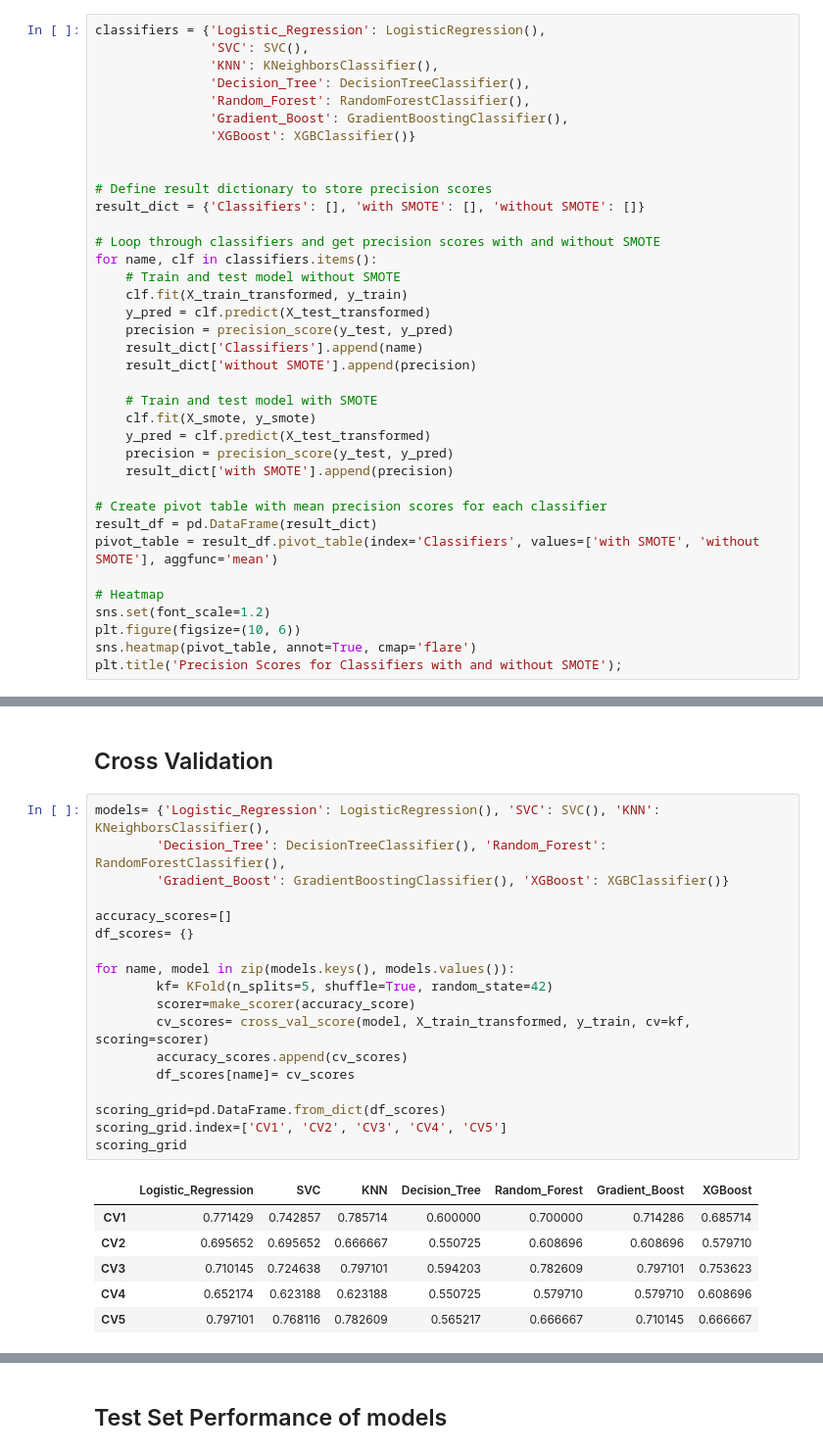
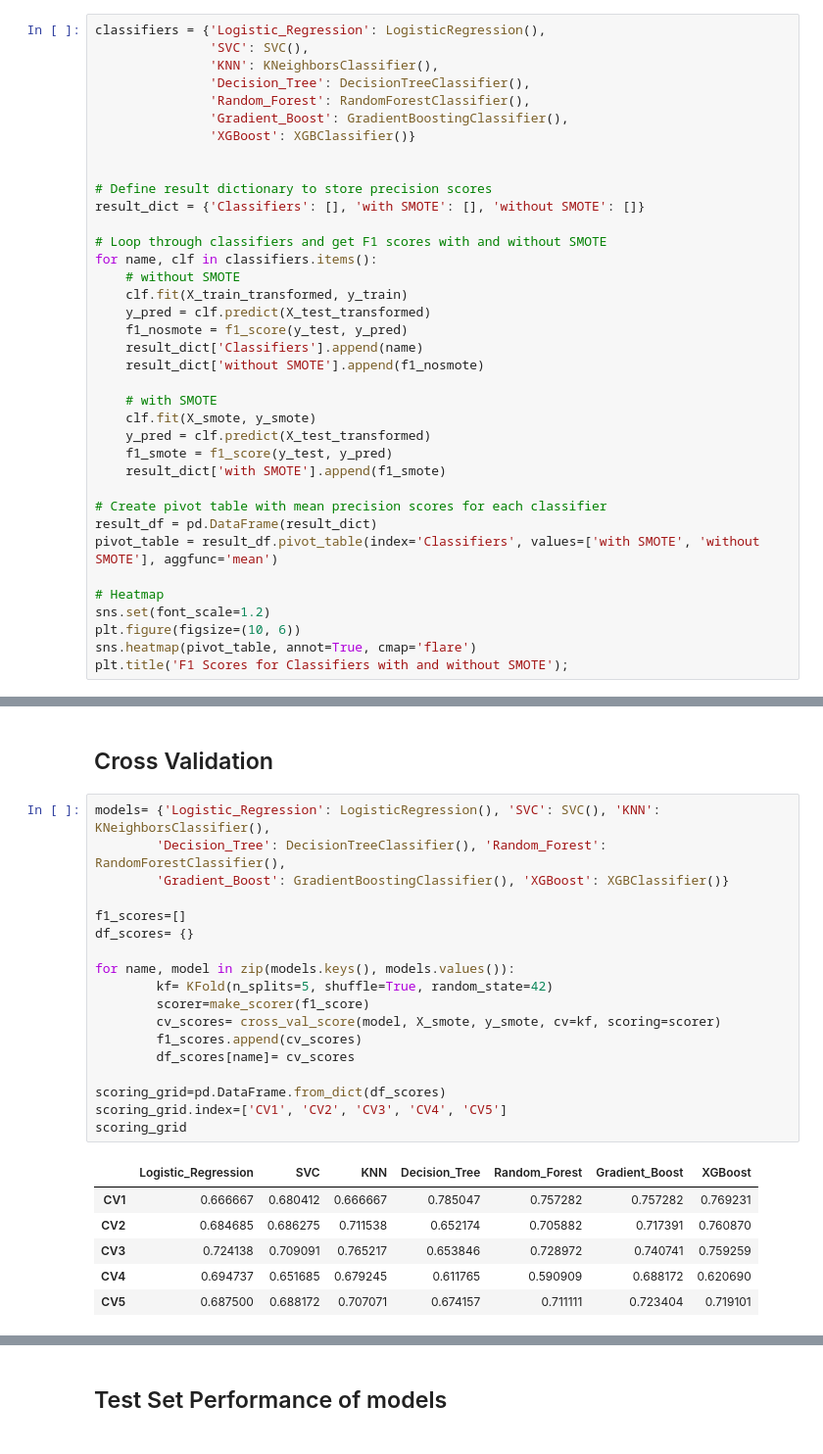
Before and after one commit to mdushetwar/Blood-Donation-Prediction, a Jupyter notebook: BloodDonationPred.ipynb, the cells around one changed output, grey strips where cells are left out. Shown at 98% size. Cells and saved outputs as stored; diff of their text form.

```diff
--- a/BloodDonationPred.ipynb
+++ b/BloodDonationPred.ipynb
@@ -711,20 +793,20 @@ classifiers = {'Logistic_Regression': LogisticRegression(),
 # Define result dictionary to store precision scores
 result_dict = {'Classifiers': [], 'with SMOTE': [], 'without SMOTE': []}
 
-# Loop through classifiers and get precision scores with and without SMOTE
+# Loop through classifiers and get F1 scores with and without SMOTE
 for name, clf in classifiers.items():
-    # Train and test model without SMOTE
+    # without SMOTE
     clf.fit(X_train_transformed, y_train)
     y_pred = clf.predict(X_test_transformed)
-    precision = precision_score(y_test, y_pred)
+    f1_nosmote = f1_score(y_test, y_pred)
     result_dict['Classifiers'].append(name)
-    result_dict['without SMOTE'].append(precision)
+    result_dict['without SMOTE'].append(f1_nosmote)
 
-    # Train and test model with SMOTE
+    # with SMOTE
     clf.fit(X_smote, y_smote)
     y_pred = clf.predict(X_test_transformed)
-    precision = precision_score(y_test, y_pred)
-    result_dict['with SMOTE'].append(precision)
+    f1_smote = f1_score(y_test, y_pred)
+    result_dict['with SMOTE'].append(f1_smote)
 
 # Create pivot table with mean precision scores for each classifier
 result_df = pd.DataFrame(result_dict)
@@ -734,5 +816,5 @@ pivot_table = result_df.pivot_table(index='Classifiers', values=['with SMOTE', '
 sns.set(font_scale=1.2)
 plt.figure(figsize=(10, 6))
 sns.heatmap(pivot_table, annot=True, cmap='flare')
-plt.title('Precision Scores for Classifiers with and without SMOTE');
+plt.title('F1 Scores for Classifiers with and without SMOTE');
 # %% [output]
@@ -744,27 +830,27 @@ Among the classifiers, SVC with SMOTE has the highest precision score of 0.512,
 # %%
 models= {'Logistic_Regression': LogisticRegression(), 'SVC': SVC(), 'KNN': KNeighborsClassifier(),
         'Decision_Tree': DecisionTreeClassifier(), 'Random_Forest': RandomForestClassifier(),
         'Gradient_Boost': GradientBoostingClassifier(), 'XGBoost': XGBClassifier()}
 
-accuracy_scores=[]
+f1_scores=[]
 df_scores= {}
 
 for name, model in zip(models.keys(), models.values()):
         kf= KFold(n_splits=5, shuffle=True, random_state=42)
-        scorer=make_scorer(accuracy_score)
-        cv_scores= cross_val_score(model, X_train_transformed, y_train, cv=kf, scoring=scorer)
-        accuracy_scores.append(cv_scores)
+        scorer=make_scorer(f1_score)
+        cv_scores= cross_val_score(model, X_smote, y_smote, cv=kf, scoring=scorer)
+        f1_scores.append(cv_scores)
         df_scores[name]= cv_scores
 
 scoring_grid=pd.DataFrame.from_dict(df_scores)
 scoring_grid.index=['CV1', 'CV2', 'CV3', 'CV4', 'CV5']
 scoring_grid
 # %% [output]
 |  | Logistic_Regression | SVC | KNN | Decision_Tree | Random_Forest | Gradient_Boost | XGBoost |
-| CV1 | 0.771429 | 0.742857 | 0.785714 | 0.600000 | 0.700000 | 0.714286 | 0.685714 |
-| CV2 | 0.695652 | 0.695652 | 0.666667 | 0.550725 | 0.608696 | 0.608696 | 0.579710 |
-| CV3 | 0.710145 | 0.724638 | 0.797101 | 0.594203 | 0.782609 | 0.797101 | 0.753623 |
-| CV4 | 0.652174 | 0.623188 | 0.623188 | 0.550725 | 0.579710 | 0.579710 | 0.608696 |
-| CV5 | 0.797101 | 0.768116 | 0.782609 | 0.565217 | 0.666667 | 0.710145 | 0.666667 |
+| CV1 | 0.666667 | 0.680412 | 0.666667 | 0.785047 | 0.757282 | 0.757282 | 0.769231 |
+| CV2 | 0.684685 | 0.686275 | 0.711538 | 0.652174 | 0.705882 | 0.717391 | 0.760870 |
+| CV3 | 0.724138 | 0.709091 | 0.765217 | 0.653846 | 0.728972 | 0.740741 | 0.759259 |
+| CV4 | 0.694737 | 0.651685 | 0.679245 | 0.611765 | 0.590909 | 0.688172 | 0.620690 |
+| CV5 | 0.687500 | 0.688172 | 0.707071 | 0.674157 | 0.711111 | 0.723404 | 0.719101 |
 # %%
 plt.figure(figsize=(15,8))
```
Also changed, not shown: parts of 94 cells of this notebook.
